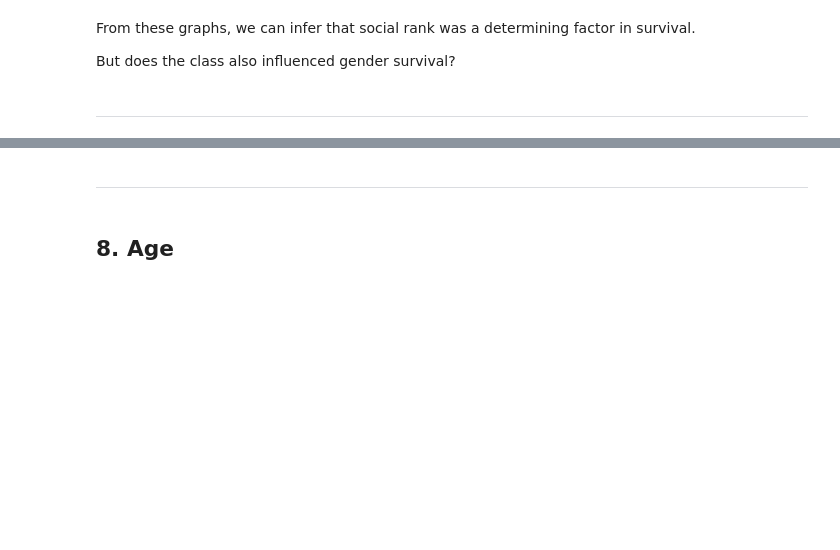
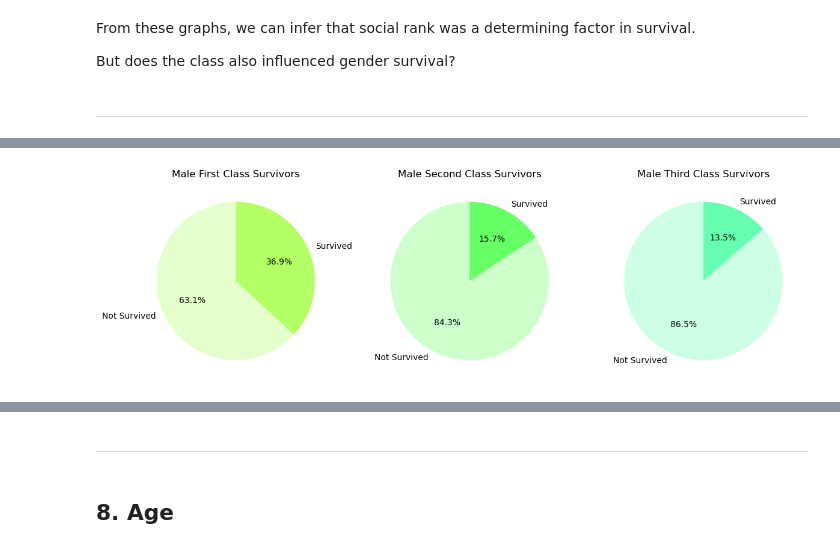
Before and after one commit to davidedigrande/titanic-dataset-eda, a Jupyter notebook: notebook.ipynb, the cells around one changed output, grey strips where cells are left out. Saved outputs shown, nothing was run; the diff lists cells and outputs as text; code cells hidden in the pictures; blank space fills up the shorter version.

```diff
--- a/notebook.ipynb
+++ b/notebook.ipynb
@@ -322,0 +444,43 @@ class_gender_survived
+# %%
+plt.figure(figsize=(12, 4))  # Adjust figure size for better visualization
+
+# Male First class
+plt.subplot(1, 3, 1)
+male_first_class = gender_class_survived.get("male")[1]
+plt.title("Male First Class Survivors")
+plt.pie(
+    male_first_class,
+    labels=["Not Survived", "Survived"],
+    autopct='%1.1f%%',
+    colors=[male_first_class_colors[3], male_first_class_colors[1]],
+    startangle=90,
+        )
+
+# Male Second class
+plt.subplot(1, 3, 2)
+male_secod_class = gender_class_survived.get("male")[2]
+plt.title("Male Second Class Survivors")
+plt.pie(
+    male_secod_class,
+    labels=["Not Survived", "Survived"],
+    autopct='%1.1f%%',
+    colors=[male_second_class_colors[3], male_second_class_colors[1]],
+    startangle=90,
+        )
+
+# Male Third class
+plt.subplot(1, 3, 3)
+male_third_class = gender_class_survived.get("male")[3]
+plt.title("Male Third Class Survivors")
+plt.pie(
+    male_third_class,
+    labels=["Not Survived", "Survived"],
+    autopct='%1.1f%%',
+    colors=[male_third_class_colors[3], male_third_class_colors[1]],
+    startangle=90,
+        )
+
+plt.tight_layout()  # Adjust spacing between subplots
+plt.show()
+# %% [output]
+[figure, added]
```
Also changed, not shown: parts of 17 cells of this notebook.
